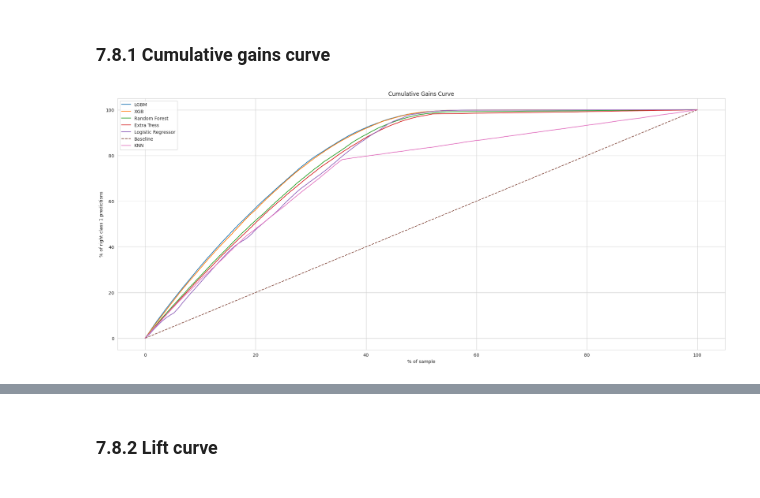
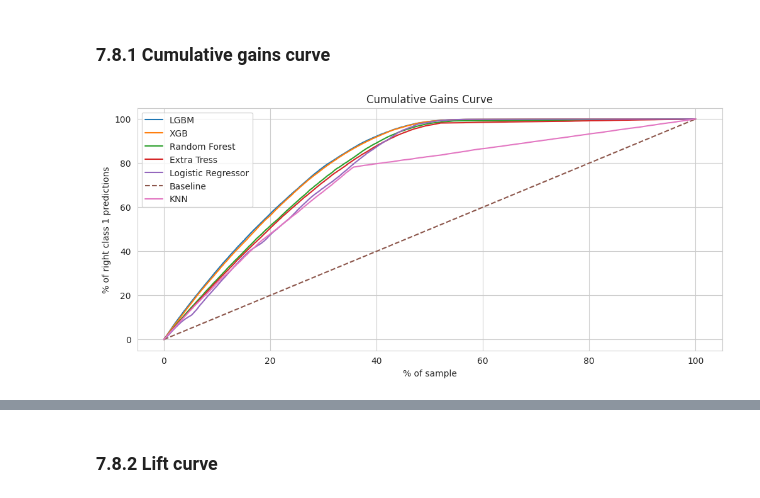
Before and after one commit to Eduardo-95-DS/Car-Insurance-Interest, a Jupyter notebook: notebooks/look_1.0-ear-health-insurance-cross-sell.ipynb, the cells around one changed output, grey strips where cells are left out. Drawn from its saved outputs; the diff is of its cells as text; code cells hidden in the pictures.

```diff
--- a/notebooks/look_1.0-ear-health-insurance-cross-sell.ipynb
+++ b/notebooks/look_1.0-ear-health-insurance-cross-sell.ipynb
@@ -1643,7 +1643,7 @@ Recall at 50% 0.9985858109700664
 # %%
 sns.set_style("whitegrid")
 
-rcParams['figure.figsize'] = 24,10
+rcParams['figure.figsize'] = 12,5
 
 grid=gridspec.GridSpec(1,1)
 ax1 = plt.subplot(grid[0,0])
@@ -1859,7 +1904,7 @@ results
 ### 7.8.1 Cumulative gains curve
 # %%
 sns.set_style("whitegrid")
-rcParams['figure.figsize'] = 24,10
+rcParams['figure.figsize'] = 12,5
 
 grid=gridspec.GridSpec(1,1)
 ax1 = plt.subplot(grid[0,0])
@@ -1994,31 +2039,31 @@ sns.lineplot( x='base_cum_perc', y='baseline', data=lr_results_cv,ax=ax1,label='
 
 
 # KNN
 knn_results_cv = pd.DataFrame()
 knn_results_cv['prediction'] = knn_cv[:,1].tolist()
 knn_results_cv['real'] = y_train.tolist()
 
 # ordering by prediction
 knn_results_cv = knn_results_cv.sort_values( 'prediction', ascending=False )
 
 # Percentage of intereset ( Propensity Score )
 knn_results_cv['real_cum'] = knn_results_cv['real'].cumsum()
 knn_results_cv['real_cum_perc'] = 100*knn_results_cv['real_cum']/knn_results_cv['real'].sum()
 
 # Percentage of Base ( Clients )
 knn_results_cv['base'] = range( 1, len( knn_results_cv ) + 1  )
 knn_results_cv['base_cum_perc'] = 100*knn_results_cv['base']/len( knn_results_cv )
 
 # Baseline model
 knn_results_cv['baseline'] = knn_results_cv['base_cum_perc']
 
 # Lift Calculation
 knn_results_cv['lift'] = knn_results_cv['real_cum_perc'] / knn_results_cv['base_cum_perc']
 
 sns.lineplot( x='base_cum_perc', y='real_cum_perc', data=knn_results_cv,ax=ax1,label='KNN')
 
 ax1.set_title('Cumulative Gains Curve')
 ax1.set_xlabel('% of sample');
 ax1.set_ylabel('% of right class 1 predictions');
 # %% [output]
-[figure, old version]
+[figure, new version]
```
Also changed, not shown: parts of 15 cells of this notebook.
